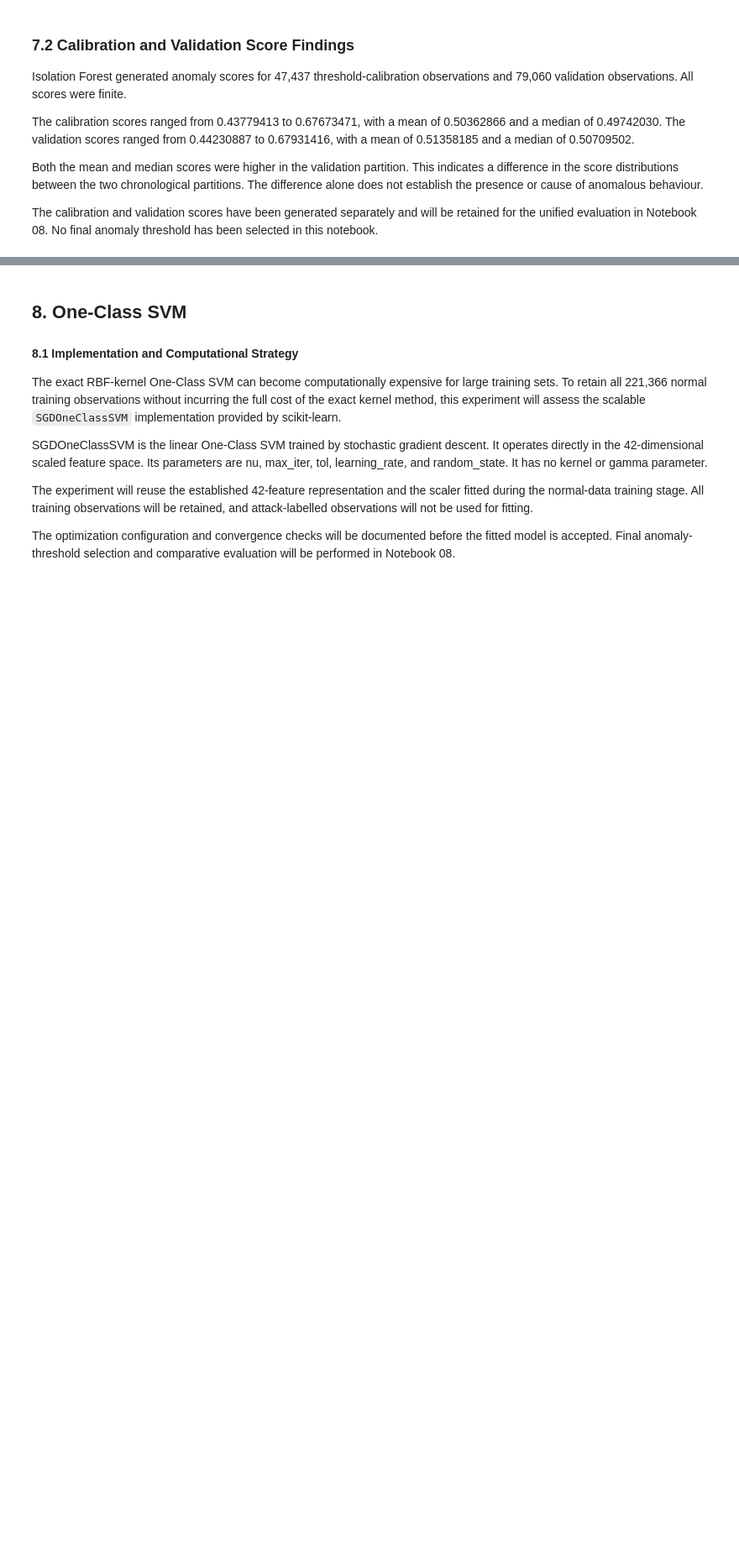
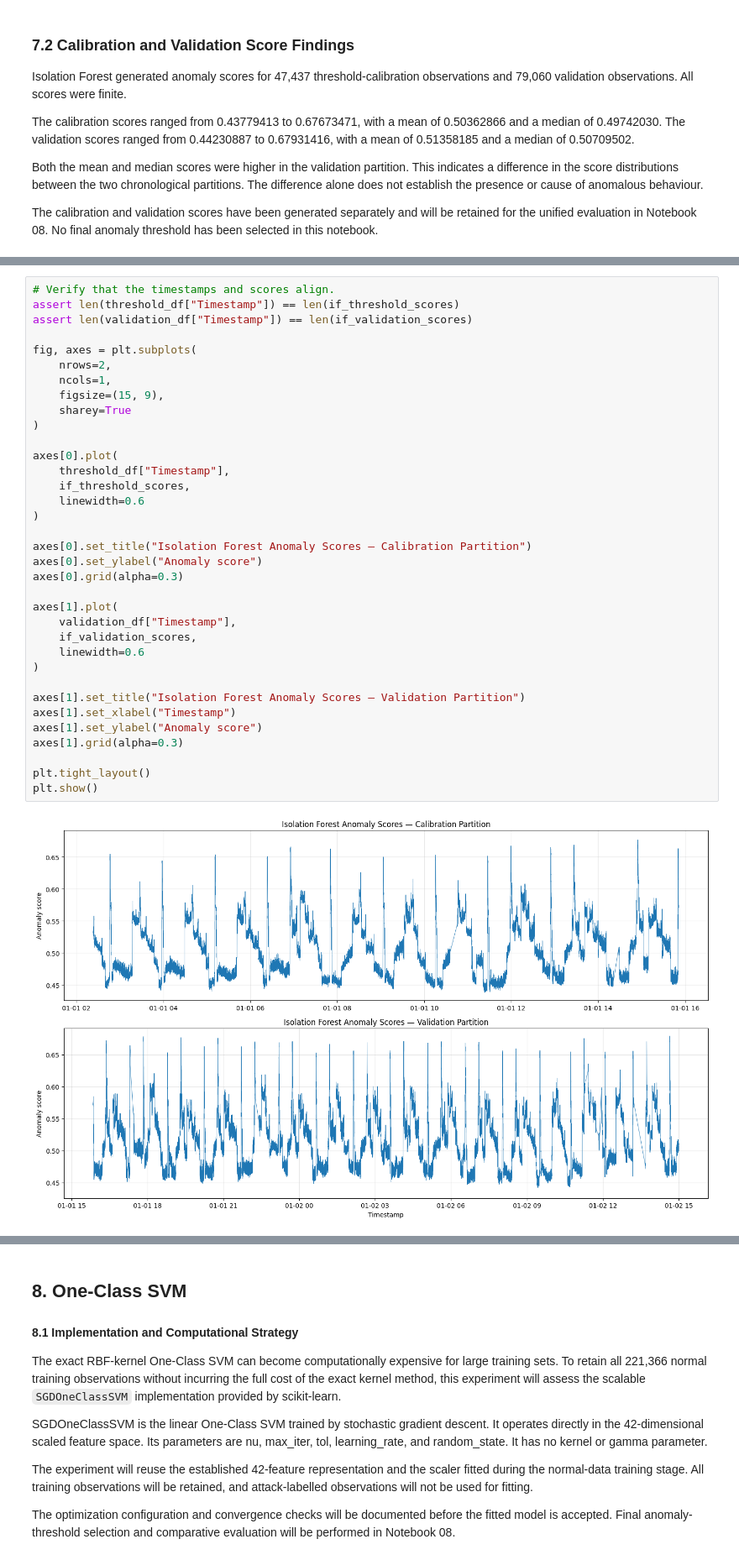
Before and after one commit to Thomasayanfeoluwa/multivariate-telemetry-anomaly-detection, a Jupyter notebook: notebooks/06_traditional_ml_anomaly_detection.ipynb, the cells around one changed output, grey strips where cells are left out. Shown at 84% size. Cells and saved outputs as stored; diff of their text form; blank space fills up the shorter version.

```diff
--- a/notebooks/06_traditional_ml_anomaly_detection.ipynb
+++ b/notebooks/06_traditional_ml_anomaly_detection.ipynb
@@ -765,0 +820,37 @@ The calibration and validation scores have been generated separately and will be
+# %%
+# Verify that the timestamps and scores align.
+assert len(threshold_df["Timestamp"]) == len(if_threshold_scores)
+assert len(validation_df["Timestamp"]) == len(if_validation_scores)
+
+fig, axes = plt.subplots(
+    nrows=2,
+    ncols=1,
+    figsize=(15, 9),
+    sharey=True
+)
+
+axes[0].plot(
+    threshold_df["Timestamp"],
+    if_threshold_scores,
+    linewidth=0.6
+)
+
+axes[0].set_title("Isolation Forest Anomaly Scores — Calibration Partition")
+axes[0].set_ylabel("Anomaly score")
+axes[0].grid(alpha=0.3)
+
+axes[1].plot(
+    validation_df["Timestamp"],
+    if_validation_scores,
+    linewidth=0.6
+)
+
+axes[1].set_title("Isolation Forest Anomaly Scores — Validation Partition")
+axes[1].set_xlabel("Timestamp")
+axes[1].set_ylabel("Anomaly score")
+axes[1].grid(alpha=0.3)
+
+plt.tight_layout()
+plt.show()
+# %% [output]
+[figure, added]
```
Also changed, not shown: parts of 4 cells of this notebook.
